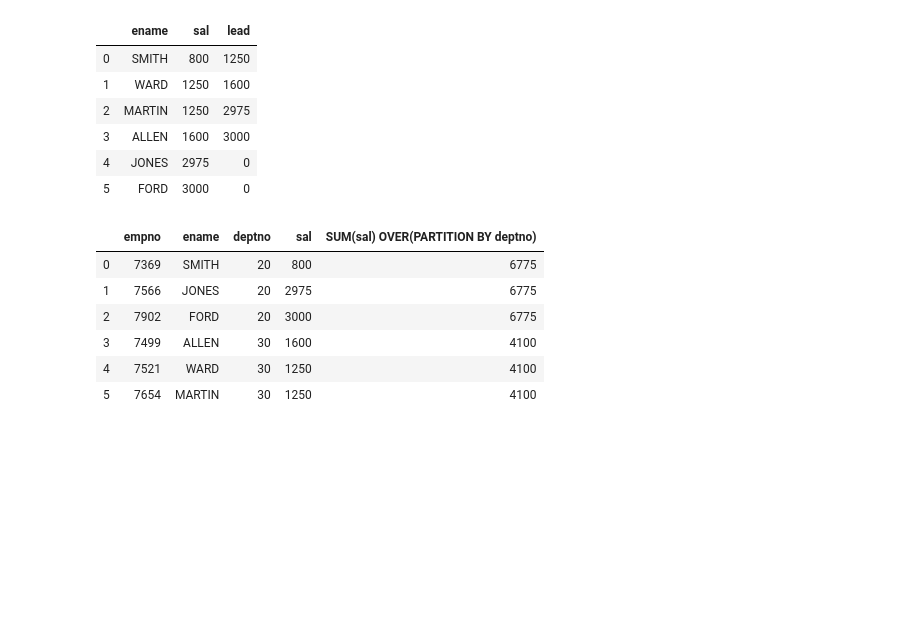
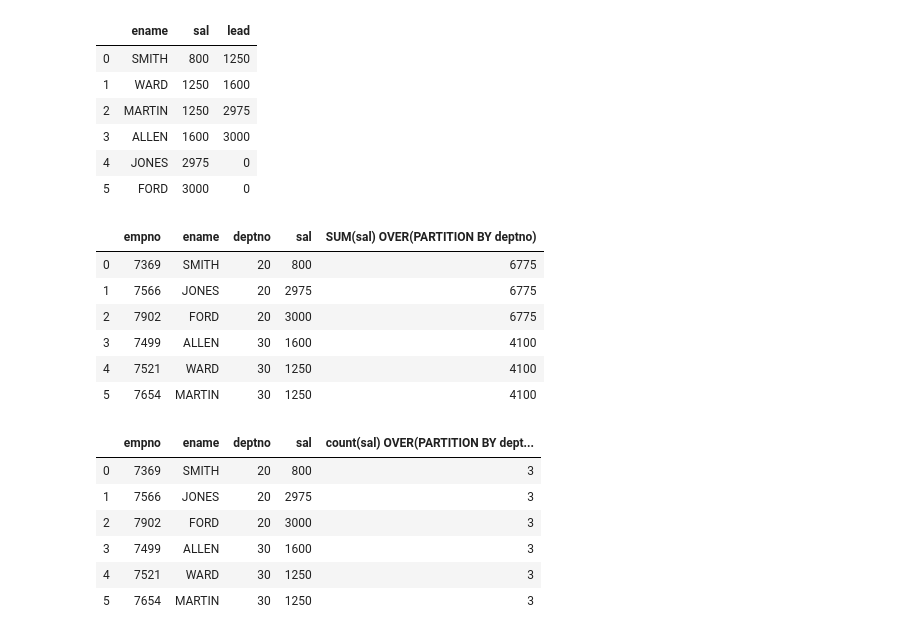
Before and after one commit to Mukesh8688/Data-Science-SQL, a Jupyter notebook: sql.ipynb, the cells around one changed output. Cells and saved outputs as stored; diff of their text form; code cells hidden in the pictures; blank space fills up the shorter version.

Commit message:
Add files via upload
add some more aggregate functions and correction

```diff
--- a/sql.ipynb
+++ b/sql.ipynb
@@ -280,3 +280,19 @@ pd.DataFrame(cur.fetchall(),columns= [ item[0]for item in cur.description])
 | 3 | 7499 | ALLEN | 30 | 1600 | 4100 |
 | 4 | 7521 | WARD | 30 | 1250 | 4100 |
 | 5 | 7654 | MARTIN | 30 | 1250 | 4100 |
+# %%
+# group function
+# sum()
+
+cur.execute("""
+SELECT empno, ename, deptno, sal, count(sal) OVER(PARTITION BY deptno ORDER BY deptno) FROM emp; """)
+
+pd.DataFrame(cur.fetchall(),columns= [ item[0]for item in cur.description])
+# %% [output]
+|  | empno | ename | deptno | sal | count(sal) OVER(PARTITION BY dept... |
+| 0 | 7369 | SMITH | 20 | 800 | 3 |
+| 1 | 7566 | JONES | 20 | 2975 | 3 |
+| 2 | 7902 | FORD | 20 | 3000 | 3 |
+| 3 | 7499 | ALLEN | 30 | 1600 | 3 |
+| 4 | 7521 | WARD | 30 | 1250 | 3 |
+| 5 | 7654 | MARTIN | 30 | 1250 | 3 |
```
Also changed, not shown: parts of 1 cell of this notebook.
